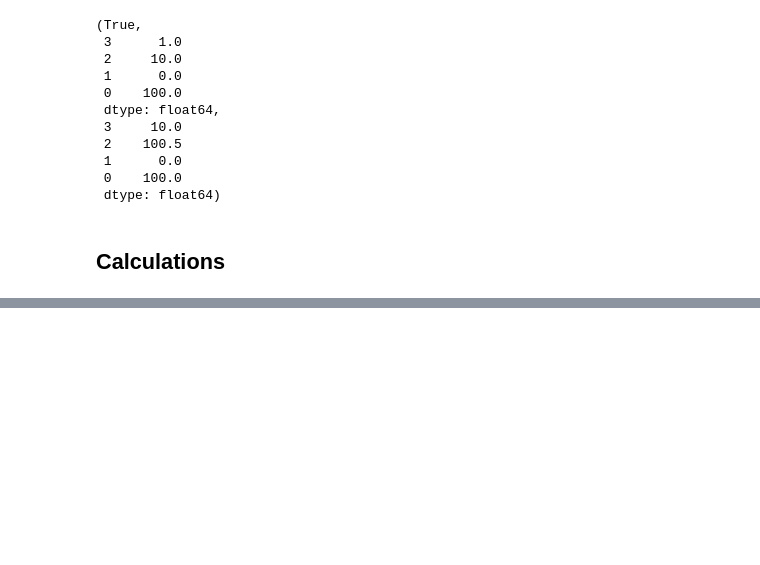
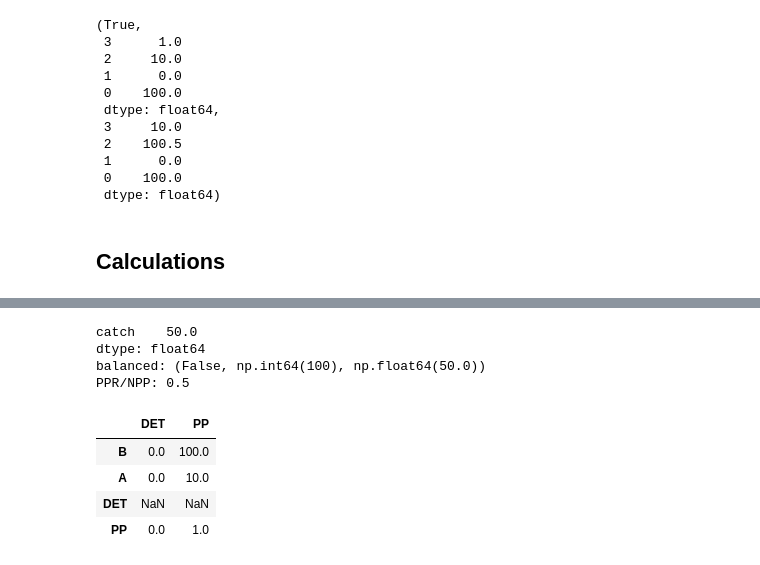
Before and after one commit to idocarmel1/PPREstimation, a Jupyter notebook: ToyModels/comp0526.ipynb, the cells around one changed output, grey strips where cells are left out. Drawn from its saved outputs; the diff is of its cells as text; code cells hidden in the pictures; blank space fills up the shorter version.

```diff
--- a/ToyModels/comp0526.ipynb
+++ b/ToyModels/comp0526.ipynb
@@ -168,3 +170,21 @@ PPR/NPP: 1.0000000000000002
+# %%
+sppr, A, L = self.SPPR_EwE_Ido(TE_option='TE', use_EE=True)
+sppr, A = PPRCalculator.rename_results([sppr, A], self.seq2name)
+print(self.get_PPR(sppr, only_inner=True).sum(axis=1))
+print(f'balanced: {self.is_sppr_balanced(sppr)}')
+print(f'PPR/NPP: {self.get_PPR2NPP_ratio(sppr)}')
+# sppr.sum(axis=1)
+sppr
+# %% [output]
+catch    50.0
+dtype: float64
+balanced: (False, np.int64(100), np.float64(50.0))
+PPR/NPP: 0.5
+|  | DET | PP |
+| B | 0.0 | 100.0 |
+| A | 0.0 | 10.0 |
+| DET | NaN | NaN |
+| PP | 0.0 | 1.0 |
 # %%
 sppr, A, L = self.SPPR_new(TE=None, TE_option='TE', DET_TE_vals=1)
 sppr, A, L = PPRCalculator.rename_results([sppr, A, L], self.seq2name)
```
Also changed, not shown: parts of 4 cells of this notebook, 2 other files.
